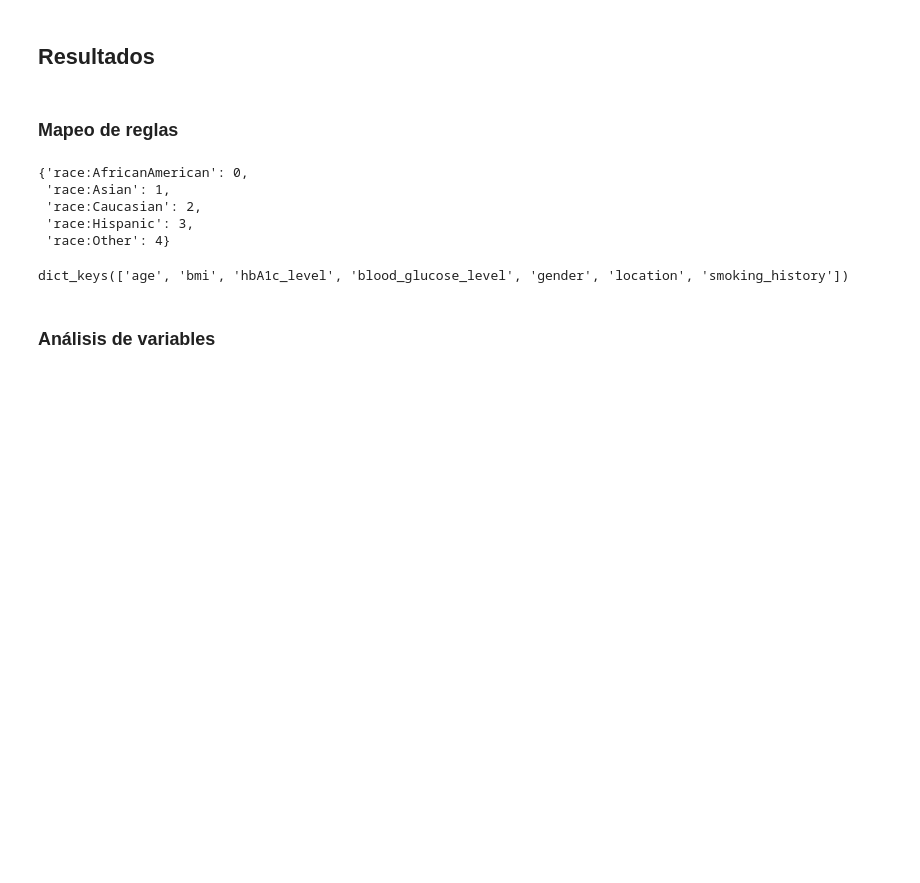
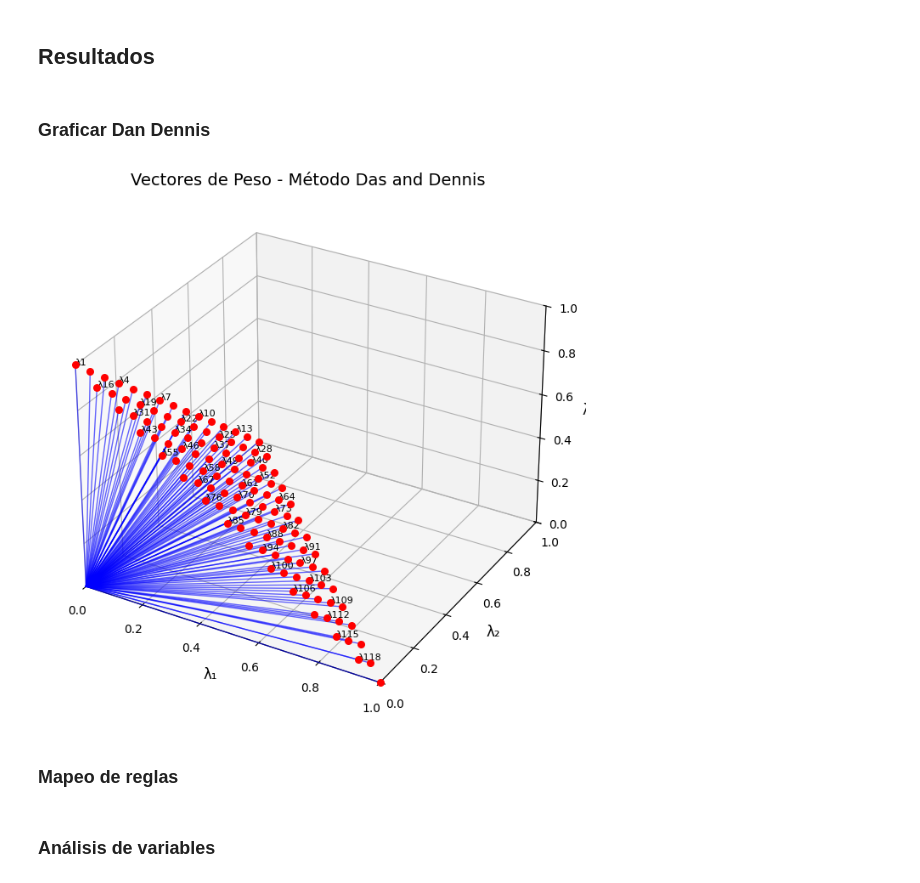
Before and after one commit to JoseFloreano/P3T_BIO_MOEAD, a Jupyter notebook: P3.ipynb, the cells around one changed output. Saved outputs shown, nothing was run; the diff lists cells and outputs as text; code cells hidden in the pictures; blank space fills up the shorter version.

```diff
--- a/P3.ipynb
+++ b/P3.ipynb
@@ -1301,20 +1375,14 @@ poblacion, objetivos, df_resultados = moead(
 df_resultados.to_csv("tchebycheff-P1.csv")
 # %% [markdown]
 ## Resultados
+# %% [markdown]
+### Graficar Dan Dennis
+# %%
+graficar_vectores_peso(Dan_Dennis(poblacion, 3))
+# %% [output]
+[figure, added]
 # %% [markdown]
 ### Mapeo de reglas
-# %%
-race
-# %% [output]
-{'race:AfricanAmerican': 0,
- 'race:Asian': 1,
- 'race:Caucasian': 2,
- 'race:Hispanic': 3,
- 'race:Other': 4}
-# %%
-vals_numericos.keys()
-# %% [output]
-dict_keys(['age', 'bmi', 'hbA1c_level', 'blood_glucose_level', 'gender', 'location', 'smoking_history'])
 # %%
 def mapear_variable(
     individuo: np.ndarray,
```
Also changed, not shown: parts of 4 cells of this notebook, 9 other files.
